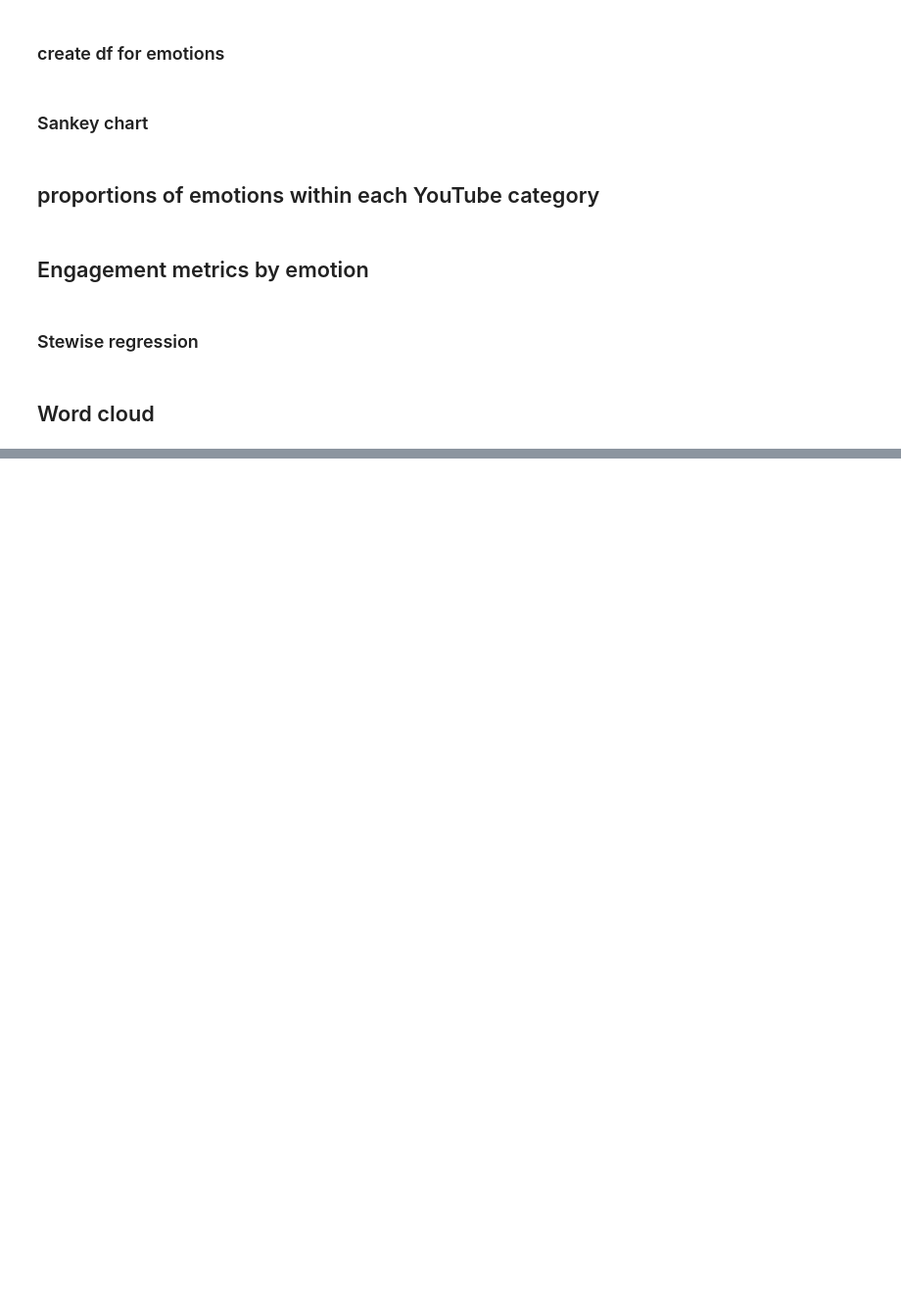
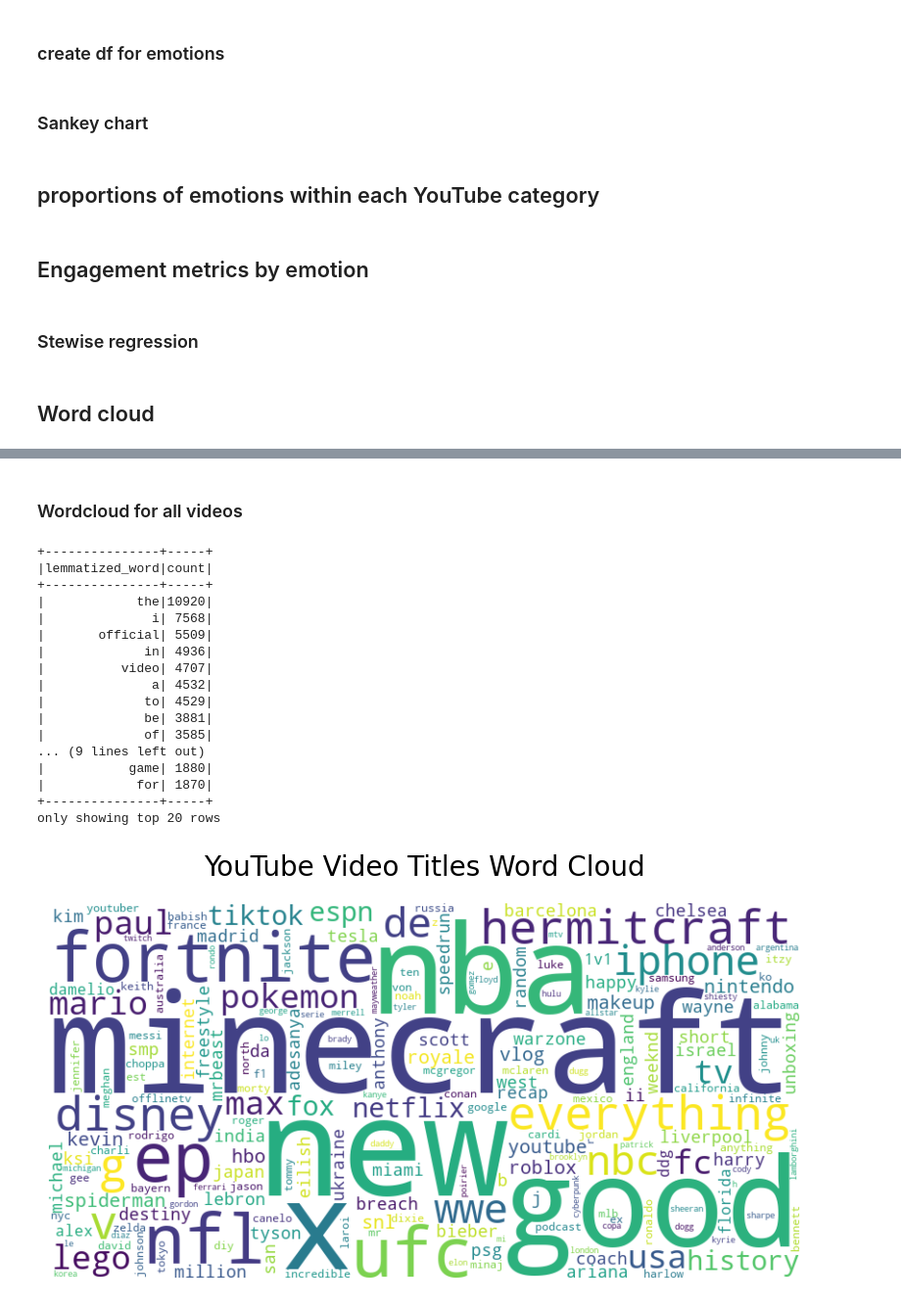
Before and after one commit to seszele64/Youtube-sentiment-analysis-project, a Jupyter notebook: 5. results_visualisation.ipynb, the cells around one changed output, grey strips where cells are left out. Shown at 98% size. Drawn from its saved outputs; the diff is of its cells as text; code cells hidden in the pictures; blank space fills up the shorter version.

```diff
--- a/5. results_visualisation.ipynb
+++ b/5. results_visualisation.ipynb
@@ -829,0 +905,3 @@ from wordcloud import WordCloud
+# %%
+# join emotions and metadata on video_id
+wordcloud_df = emotions.join(metadata, on='video_id', how='inner')
@@ -829,0 +961,5 @@ from wordcloud import WordCloud
+# %%
+# use udf to apply the function to the title column and output it to a new column 'title_stemmed'
+stem_title_udf = udf(stem_title, StringType())
+wordcloud_df = wordcloud_df.withColumn("title_stemmed", stem_title_udf("title"))
+wordcloud_df.show()
@@ -829,0 +1156,39 @@ from wordcloud import WordCloud
+# %% [markdown]
+### Wordcloud for all videos
+# %%
+# build wordcloud for lemmatized text
+from pyspark.sql.functions import explode
+
+# Explode the lemmatized text array into separate rows
+lemma_df = result.withColumn("lemmatized_word", explode("lemmatized_text"))
+
+# Group by lemmatized words and count the occurrences
+lemma_df = lemma_df.groupBy("lemmatized_word").count().orderBy("count", ascending=False)
+
+# Show the DataFrame
+lemma_df.show()
+
+# Convert the DataFrame to Pandas for word cloud visualization
+lemma_pd = lemma_df.toPandas()
+
+# Create a word cloud -> use create_word_cloud(titles, use_stemming=False)
+create_word_cloud(lemma_pd['lemmatized_word'], use_stemming=False)
+# %% [output]
++---------------+-----+
+|lemmatized_word|count|
++---------------+-----+
+|            the|10920|
+|              i| 7568|
+|       official| 5509|
+|             in| 4936|
+|          video| 4707|
+|              a| 4532|
+|             to| 4529|
+|             be| 3881|
+|             of| 3585|
+... (9 lines left out)
+|           game| 1880|
+|            for| 1870|
++---------------+-----+
+only showing top 20 rows
+[figure, added]
```
Also changed, not shown: parts of 35 cells of this notebook.
